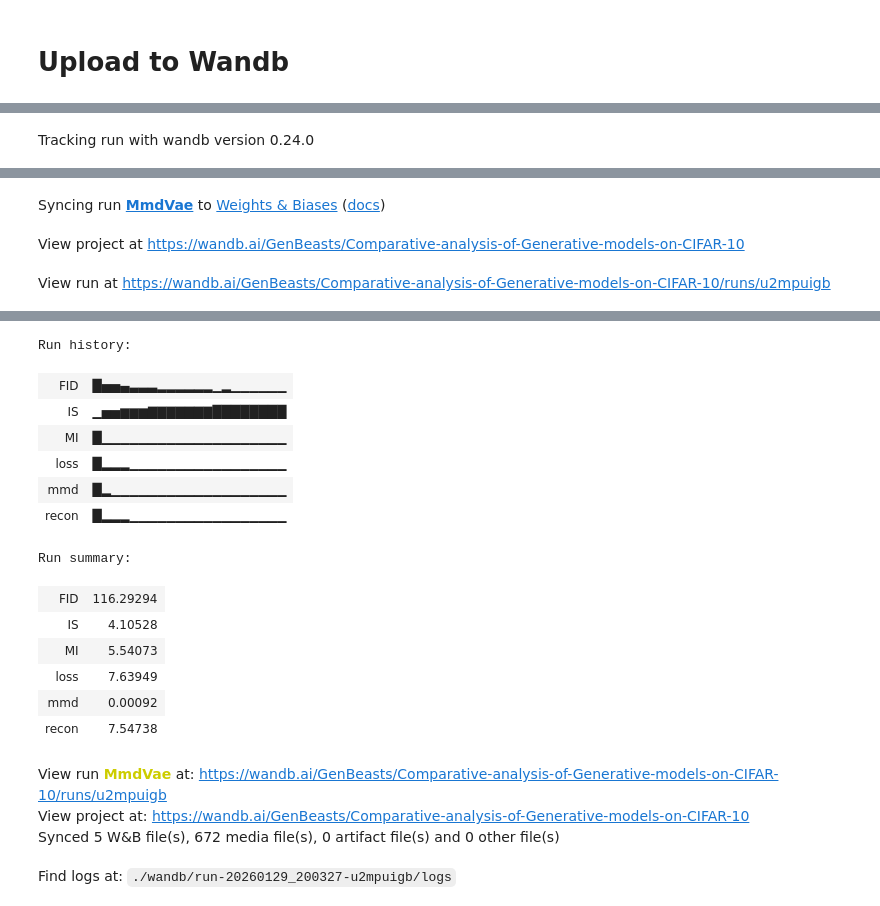
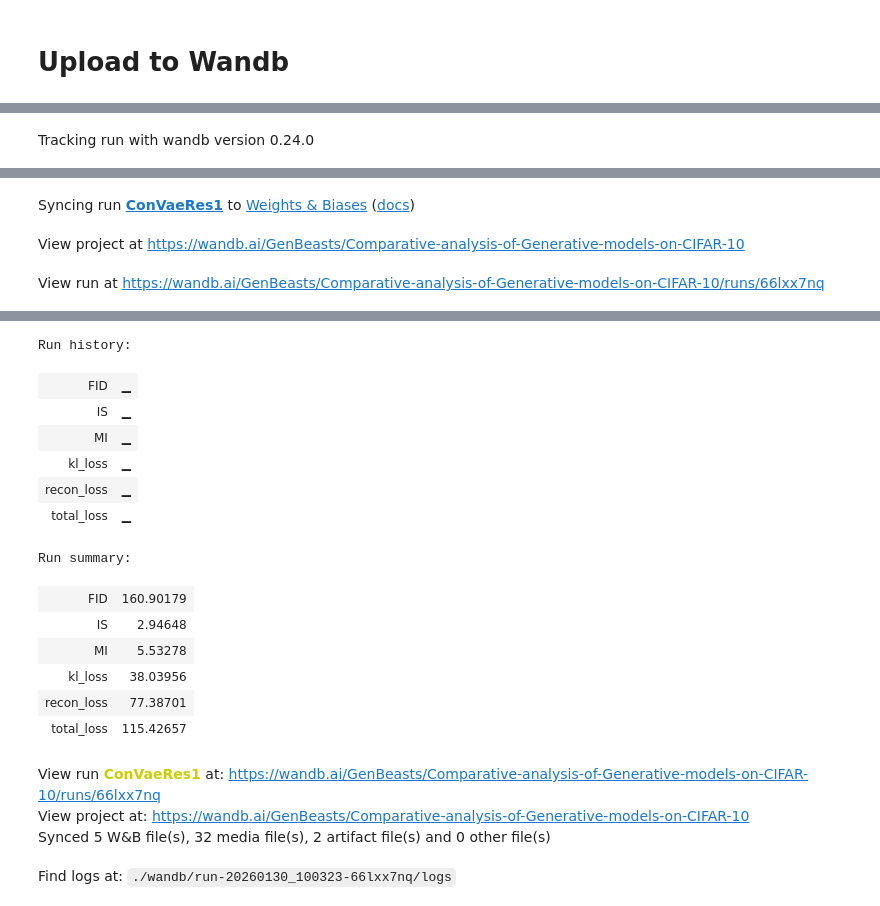
Before and after one commit to azhgh22/Comparative-analysis-of-Generative-models-on-CIFAR-10, a Jupyter notebook: experiments/eval.ipynb, the cells around one changed output, grey strips where cells are left out. Drawn from its saved outputs; the diff is of its cells as text; code cells hidden in the pictures.

```diff
--- a/experiments/eval.ipynb
+++ b/experiments/eval.ipynb
@@ -131,3 +116,5 @@ for img in images:
+# %%
+interested_epochs = [112,130,150,160]
 # %%
 train_dataset = train_loader.dataset
 def reconstruct_samples(n_samples):
@@ -161,34 +139,18 @@ for img in recon_images:
 def compute_all(epoch):
   train.load_checkpoint(epoch)
   images = model.sample(16)
-  reconstructed_images = reconstruct_samples(16)
-  fid = compute_fid(test_loader,model,device)
-  IS = compute_is(model,device)
-  mi = compute_mi(model,test_loader,device)
+  score_samples = get_samples(10000)
+  # reconstructed_images, recon_loss = reconstruct_samples(16)
+  fid = compute_fid(test_loader,score_samples,device)
+  IS = compute_is(score_samples,device)
+  # mi = compute_mi(model,test_loader,device)
 
   return {
               "epoch" : epoch,
               "samples" : images,
-              "recon" : reconstructed_images,
+              # "recon" : reconstructed_images,
+              # "recon_loss" : recon_loss,
               "fid" : fid,
               "is" : IS,
-              "mi" : mi
+              # "mi" : mi
         }
-# %%
-epoch_data = []
-
-print("epoch 1")
-data = compute_all(1)
-print(f"epoch {1}")
-print(f"fid {data["fid"]}")
-print(f"fid {data["is"]}")
-print(f"fid {data["mi"]}")
-epoch_data.append(data);
-
-for epoch in range(10,201,10):
-  print(f"epoch {epoch}")
-  data = compute_all(epoch)
-  print(f"fid {data["fid"]}")
-  print(f"fid {data["is"]}")
-  print(f"fid {data["mi"]}")
-  epoch_data.append(data)
@@ -225,20 +308,15 @@ wandb: [wandb.login()] Loaded credentials for https://api.wandb.ai from /root/.n
 wandb: Currently logged in as: azhgh22 (GenBeasts) to https://api.wandb.ai. Use `wandb login --relogin` to force relogin
 # %%
 CONFIG = {
-    "Name" : "MmdVae",
+    "Name" : "ConvVaeRes1",
     "epochs": 200,
     "batch_size": 128,
     "learning_rate": 0.0001,
     "optimizer_beta1": 0.5,
     "optimizer_beta2": 0.999,
-    "img_pool_size" : 50,
-    "lambda_cycle" : 10,
-    "lambda_identity" : 5,
-    "resonstruction loss" : "MSELoss",
-    "Kl loss" : "MMD"
 }
 
-wandb.init(project="Comparative-analysis-of-Generative-models-on-CIFAR-10", entity="GenBeasts", name="MmdVae", config=CONFIG)
+wandb.init(project="Comparative-analysis-of-Generative-models-on-CIFAR-10", entity="GenBeasts", name="ConVaeRes1", config=CONFIG)
 
 try:
     for i in range(len(epoch_data)):
@@ -246,6 +324,7 @@ try:
       epoch = data["epoch"]
       generated = data["samples"]
       reconstructed = data["recon"]
+      recon_loss = data['recon_loss']
 
       fid = data["fid"]
       IS = data["is"][0]
@@ -259,6 +338,7 @@ try:
           "FID" : fid,
           "IS" : IS,
           "MI" : mi,
+          "recon_loss" : recon_loss,
           **losses
         }
       print(f"Logging metrics for epoch {epoch}: {metrics_to_log}") # Debugging print
@@ -292,3 +372,3 @@ Run data is saved locally in /content/wandb/run-20260129_200327-u2mpuigb
-Syncing run MmdVae to Weights & Biases (docs)
+Syncing run ConVaeRes1 to Weights & Biases (docs)
 View project at https://wandb.ai/GenBeasts/Comparative-analysis-of-Generative-models-on-CIFAR-10
-View run at https://wandb.ai/GenBeasts/Comparative-analysis-of-Generative-models-on-CIFAR-10/runs/u2mpuigb
+View run at https://wandb.ai/GenBeasts/Comparative-analysis-of-Generative-models-on-CIFAR-10/runs/66lxx7nq
@@ -311,20 +394,20 @@ Logging monet_generator artifact for epoch 200
 Ensuring wandb.finish() is called.
 [interactive output not drawn]
 Run history:
-| FID | █▅▅▄▃▃▃▂▂▂▂▂▂▁▂▁▁▁▁▁▁ |
-| IS | ▁▅▅▆▆▆▇▇▇▇▇▇▇████████ |
-| MI | █▁▁▁▁▁▁▁▁▁▁▁▁▁▁▁▁▁▁▁▁ |
-| loss | █▂▂▂▁▁▁▁▁▁▁▁▁▁▁▁▁▁▁▁▁ |
-| mmd | █▂▁▁▁▁▁▁▁▁▁▁▁▁▁▁▁▁▁▁▁ |
-| recon | █▂▂▂▁▁▁▁▁▁▁▁▁▁▁▁▁▁▁▁▁ |
+| FID | ▁ |
+| IS | ▁ |
+| MI | ▁ |
+| kl_loss | ▁ |
+| recon_loss | ▁ |
+| total_loss | ▁ |
 Run summary:
-| FID | 116.29294 |
-| IS | 4.10528 |
-| MI | 5.54073 |
-| loss | 7.63949 |
-| mmd | 0.00092 |
-| recon | 7.54738 |
+| FID | 160.90179 |
+| IS | 2.94648 |
+| MI | 5.53278 |
+| kl_loss | 38.03956 |
+| recon_loss | 77.38701 |
+| total_loss | 115.42657 |
-View run MmdVae at: https://wandb.ai/GenBeasts/Comparative-analysis-of-Generative-models-on-CIFAR-10/runs/u2mpuigb
+View run ConVaeRes1 at: https://wandb.ai/GenBeasts/Comparative-analysis-of-Generative-models-on-CIFAR-10/runs/66lxx7nq
 View project at: https://wandb.ai/GenBeasts/Comparative-analysis-of-Generative-models-on-CIFAR-10
-Synced 5 W&B file(s), 672 media file(s), 0 artifact file(s) and 0 other file(s)
+Synced 5 W&B file(s), 32 media file(s), 2 artifact file(s) and 0 other file(s)
-Find logs at: ./wandb/run-20260129_200327-u2mpuigb/logs
+Find logs at: ./wandb/run-20260130_100323-66lxx7nq/logs
```
Also changed, not shown: parts of 14 cells of this notebook.
